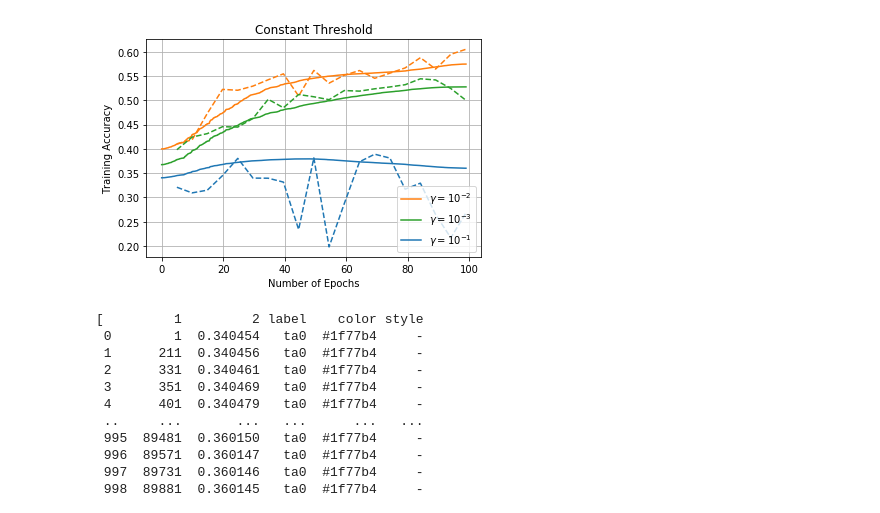
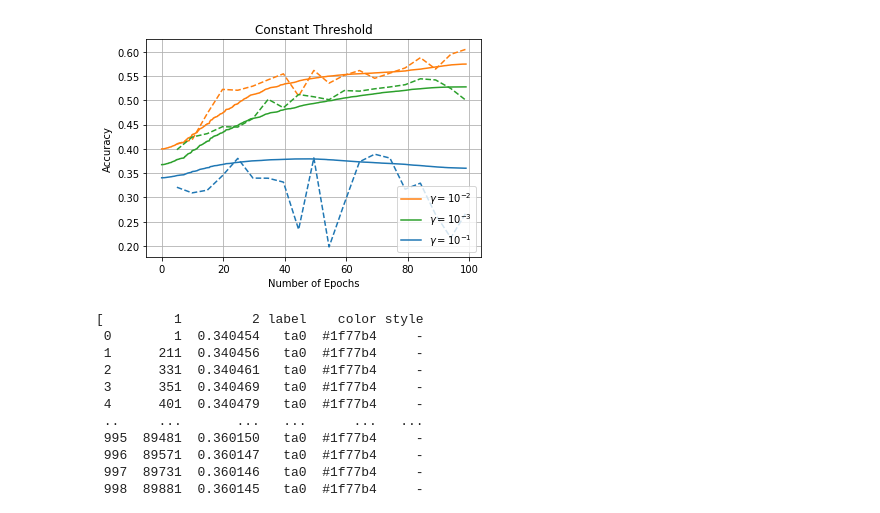
Before and after one commit to bsridatta/Rethinking-Binarized-Neural-Network-Optimization, a Jupyter notebook: notebooks/accuracy_tau_const.ipynb, the cells around one changed output. Saved outputs shown, nothing was run; the diff lists cells and outputs as text; code cells hidden in the pictures.

```diff
--- a/notebooks/accuracy_tau_const.ipynb
+++ b/notebooks/accuracy_tau_const.ipynb
@@ -49,33 +49,33 @@ sorted_graphs = sorted(graphs, key = best_acc, reverse=True)
 # %%
 %matplotlib inline
 fig, ax = plt.subplots(1, 1)
 _ = plt.rcParams['figure.figsize'] = (15, 5)
 
 labels = []
 for df in sorted_graphs:
     _ = ax.plot(df[1]/909, df[2], df['color'][0], linestyle=df['style'][0])
     labels.append(df['label'][0])
 
 #     print(df['label'][0])
 # _ = plt.ylim(0.8, 1)
 _ = plt.title(r"Constant Threshold")
 _ = plt.grid(True)
 _ = plt.xlabel("Number of Epochs")
-_ = plt.ylabel("Training Accuracy")
+_ = plt.ylabel("Accuracy")
 
 
 labels = [
     "_nolegend_",
     r'$\gamma = 10^{-2}$',
     "_nolegend_",
     r'$\gamma = 10^{-3}$',
     "_nolegend_",
     r'$\gamma = 10^{-1}$'
 ]
 # y 1 g 2 b 0
 _ = ax.legend(labels, loc=4)
 # %% [output]
-[figure, old version]
+[figure, new version]
 # %%
 fig.savefig("./plots/acc_tau_const_rect.png")
 # %%
```
Also changed, not shown: 3 other files.
